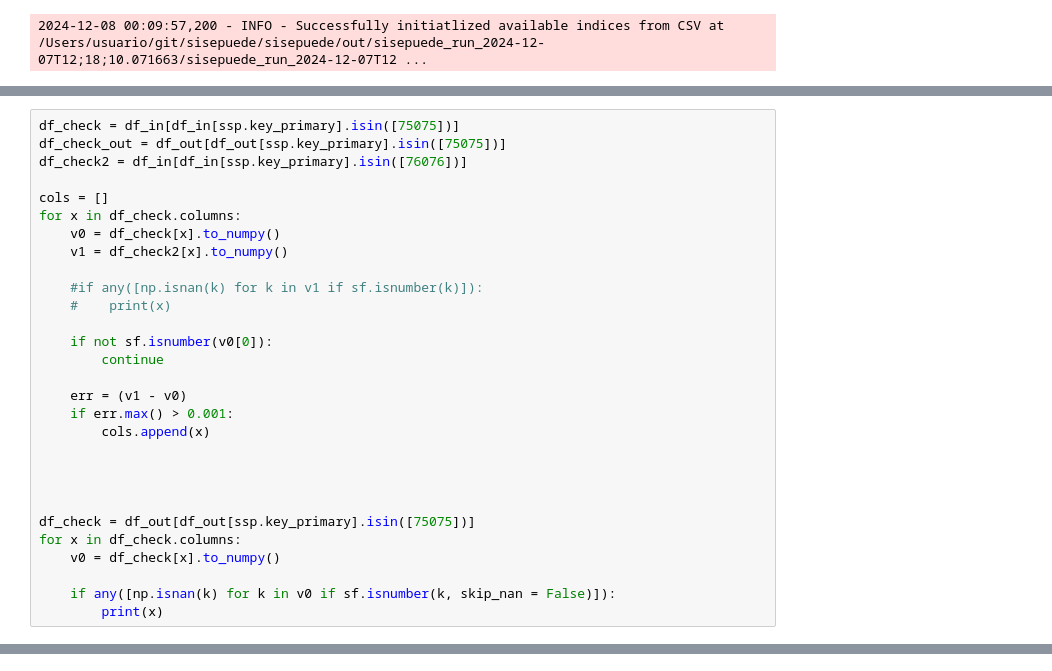
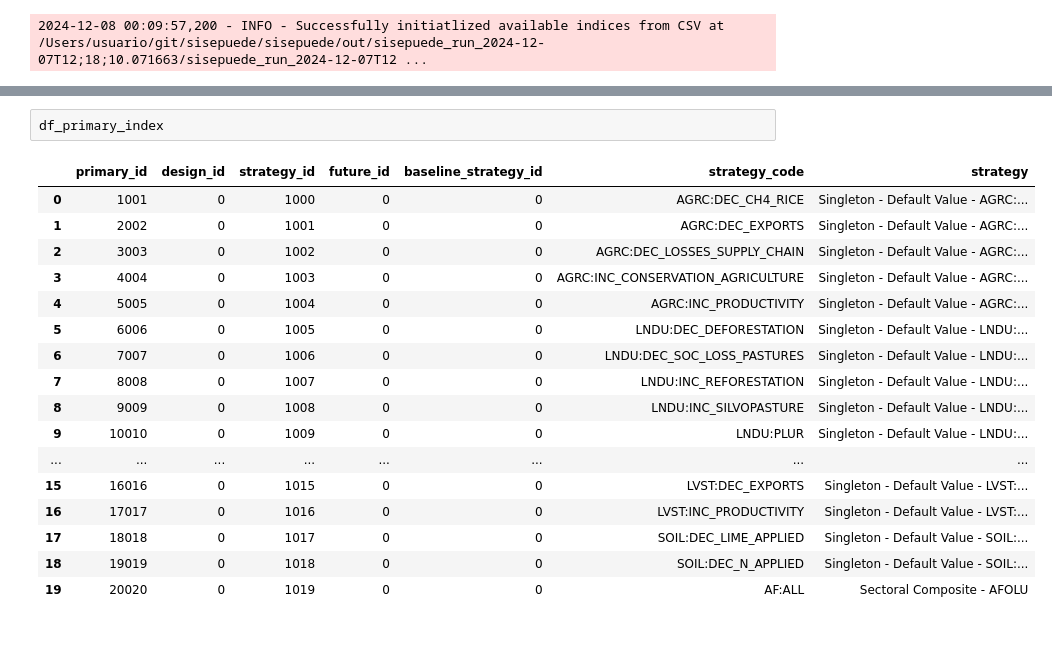
Before and after one commit to jcsyme/sisepuede_region_nbs, a Jupyter notebook: mexico/mexico_manager.ipynb, the cells around one changed output, grey strips where cells are left out. Cells and saved outputs as stored; diff of their text form; blank space fills up the shorter version.

```diff
--- a/mexico/mexico_manager.ipynb
+++ b/mexico/mexico_manager.ipynb
@@ -662,29 +385,0 @@ df_tmp[
-# %%
-df_check = df_in[df_in[ssp.key_primary].isin([75075])]
-df_check_out = df_out[df_out[ssp.key_primary].isin([75075])]
-df_check2 = df_in[df_in[ssp.key_primary].isin([76076])]
-
-cols = []
-for x in df_check.columns:
-    v0 = df_check[x].to_numpy()
-    v1 = df_check2[x].to_numpy()
-
-    #if any([np.isnan(k) for k in v1 if sf.isnumber(k)]):
-    #    print(x)
-
-    if not sf.isnumber(v0[0]):
-        continue
-
-    err = (v1 - v0)
-    if err.max() > 0.001:
-        cols.append(x)
-
-
-
-
-df_check = df_out[df_out[ssp.key_primary].isin([75075])]
-for x in df_check.columns:
-    v0 = df_check[x].to_numpy()
-
-    if any([np.isnan(k) for k in v0 if sf.isnumber(k, skip_nan = False)]):
-        print(x)
@@ -1952,0 +447,20 @@ idb_strat.read_table()
+# %%
+df_primary_index
+# %% [output]
+|  | primary_id | design_id | strategy_id | future_id | baseline_strategy_id | strategy_code | strategy |
+| 0 | 1001 | 0 | 1000 | 0 | 0 | AGRC:DEC_CH4_RICE | Singleton - Default Value - AGRC:... |
+| 1 | 2002 | 0 | 1001 | 0 | 0 | AGRC:DEC_EXPORTS | Singleton - Default Value - AGRC:... |
+| 2 | 3003 | 0 | 1002 | 0 | 0 | AGRC:DEC_LOSSES_SUPPLY_CHAIN | Singleton - Default Value - AGRC:... |
+| 3 | 4004 | 0 | 1003 | 0 | 0 | AGRC:INC_CONSERVATION_AGRICULTURE | Singleton - Default Value - AGRC:... |
+| 4 | 5005 | 0 | 1004 | 0 | 0 | AGRC:INC_PRODUCTIVITY | Singleton - Default Value - AGRC:... |
+| 5 | 6006 | 0 | 1005 | 0 | 0 | LNDU:DEC_DEFORESTATION | Singleton - Default Value - LNDU:... |
+| 6 | 7007 | 0 | 1006 | 0 | 0 | LNDU:DEC_SOC_LOSS_PASTURES | Singleton - Default Value - LNDU:... |
+| 7 | 8008 | 0 | 1007 | 0 | 0 | LNDU:INC_REFORESTATION | Singleton - Default Value - LNDU:... |
+| 8 | 9009 | 0 | 1008 | 0 | 0 | LNDU:INC_SILVOPASTURE | Singleton - Default Value - LNDU:... |
+| 9 | 10010 | 0 | 1009 | 0 | 0 | LNDU:PLUR | Singleton - Default Value - LNDU:... |
+| ... | ... | ... | ... | ... | ... | ... | ... |
+| 15 | 16016 | 0 | 1015 | 0 | 0 | LVST:DEC_EXPORTS | Singleton - Default Value - LVST:... |
+| 16 | 17017 | 0 | 1016 | 0 | 0 | LVST:INC_PRODUCTIVITY | Singleton - Default Value - LVST:... |
+| 17 | 18018 | 0 | 1017 | 0 | 0 | SOIL:DEC_LIME_APPLIED | Singleton - Default Value - SOIL:... |
+| 18 | 19019 | 0 | 1018 | 0 | 0 | SOIL:DEC_N_APPLIED | Singleton - Default Value - SOIL:... |
+| 19 | 20020 | 0 | 1019 | 0 | 0 | AF:ALL | Sectoral Composite - AFOLU |
```
Also changed, not shown: parts of 103 cells of this notebook, 3 other files.
